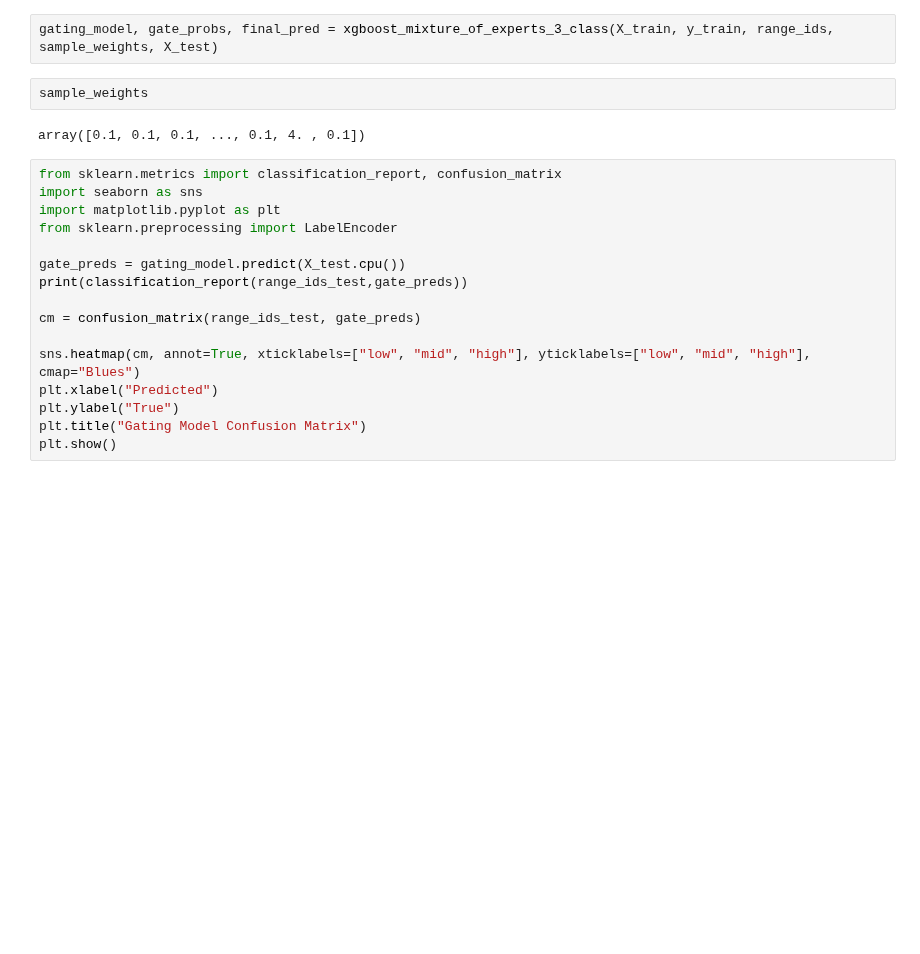
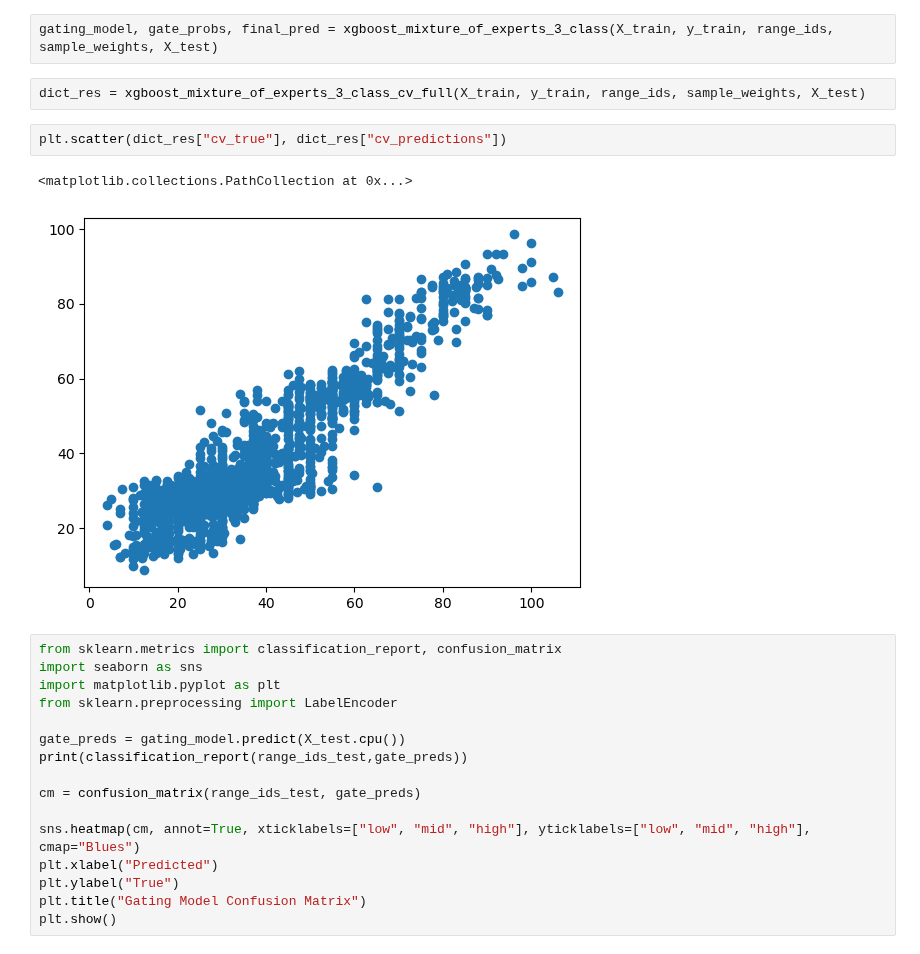
Before and after one commit to oist/gene-context, a Jupyter notebook: phenotype_prediction/jupyter_notebooks/ogt_data.ipynb, the cells around one changed output. Cells and saved outputs as stored; diff of their text form; blank space fills up the shorter version.

```diff
--- a/phenotype_prediction/jupyter_notebooks/ogt_data.ipynb
+++ b/phenotype_prediction/jupyter_notebooks/ogt_data.ipynb
@@ -914,9 +1010,12 @@ def xgboost_mixture_of_experts_3_class(X_train, y_train, range_ids, sample_weigh
 # %%
 gating_model, gate_probs, final_pred = xgboost_mixture_of_experts_3_class(X_train, y_train, range_ids, sample_weights, X_test)
+# %%
+dict_res = xgboost_mixture_of_experts_3_class_cv_full(X_train, y_train, range_ids, sample_weights, X_test)
 # %%
-sample_weights
+plt.scatter(dict_res["cv_true"], dict_res["cv_predictions"])
 # %% [output]
-array([0.1, 0.1, 0.1, ..., 0.1, 4. , 0.1])
+<matplotlib.collections.PathCollection at 0x...>
+[figure, added]
 # %%
 from sklearn.metrics import classification_report, confusion_matrix
 import seaborn as sns
```
Also changed, not shown: parts of 21 cells of this notebook, 1 other file.
